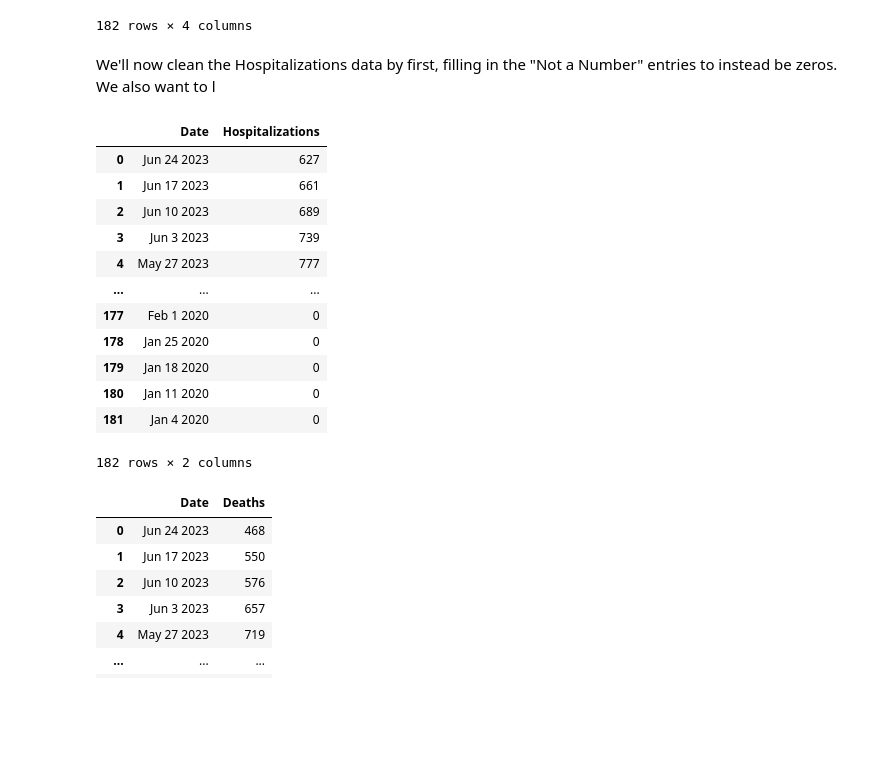
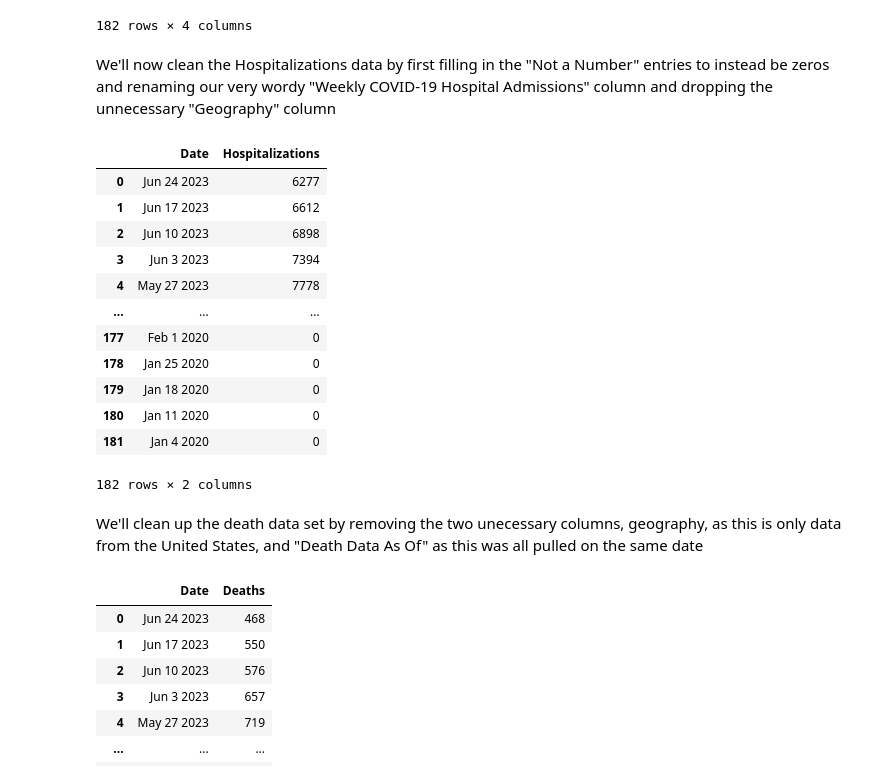
Before and after one commit to Xanitross/Covid_Effects_On_Jobs, a Jupyter notebook: Covid_Effects_On_Jobs.ipynb, the cells around one changed output. Saved outputs shown, nothing was run; the diff lists cells and outputs as text; code cells hidden in the pictures; blank space fills up the shorter version.

```diff
--- a/Covid_Effects_On_Jobs.ipynb
+++ b/Covid_Effects_On_Jobs.ipynb
@@ -329,20 +342,19 @@ Deaths
 | 181 | United States | Jan 4 2020 | 0 | Jul 12 2023 |
 182 rows × 4 columns
 # %% [markdown]
-We'll now clean the Hospitalizations data by first, filling in the "Not a Number" entries to instead be zeros. We also want to l
+We'll now clean the Hospitalizations data by first filling in the "Not a Number" entries to instead be zeros and renaming our very wordy "Weekly COVID-19 Hospital Admissions" column and dropping the unnecessary "Geography" column
 # %%
 Hospitalizations = Hospitalizations.fillna(0)
-Hospitalizations["Weekly COVID-19 Hospital Admissions"] *= .1
 Hospitalizations["Hospitalizations"] = Hospitalizations["Weekly COVID-19 Hospital Admissions"].astype("int")
 Hospitalizations.drop(["Geography", "Weekly COVID-19 Hospital Admissions"], axis=1, inplace=True)
 Hospitalizations
 # %% [output]
 |  | Date | Hospitalizations |
-| 0 | Jun 24 2023 | 627 |
-| 1 | Jun 17 2023 | 661 |
-| 2 | Jun 10 2023 | 689 |
-| 3 | Jun 3 2023 | 739 |
-| 4 | May 27 2023 | 777 |
+| 0 | Jun 24 2023 | 6277 |
+| 1 | Jun 17 2023 | 6612 |
+| 2 | Jun 10 2023 | 6898 |
+| 3 | Jun 3 2023 | 7394 |
+| 4 | May 27 2023 | 7778 |
 | ... | ... | ... |
 | 177 | Feb 1 2020 | 0 |
 | 178 | Jan 25 2020 | 0 |
@@ -350,6 +362,8 @@ Hospitalizations
 | 180 | Jan 11 2020 | 0 |
 | 181 | Jan 4 2020 | 0 |
 182 rows × 2 columns
+# %% [markdown]
+We'll clean up the death data set by removing the two unecessary columns, geography, as this is only data from the United States, and "Death Data As Of" as this was all pulled on the same date
 # %%
 Deaths["Deaths"] = Deaths["Weekly Deaths"]
 Deaths.drop(["Geography", "Death Data As Of", "Weekly Deaths"], axis=1, inplace=True)
```
Also changed, not shown: parts of 52 cells of this notebook, 1 other file.
